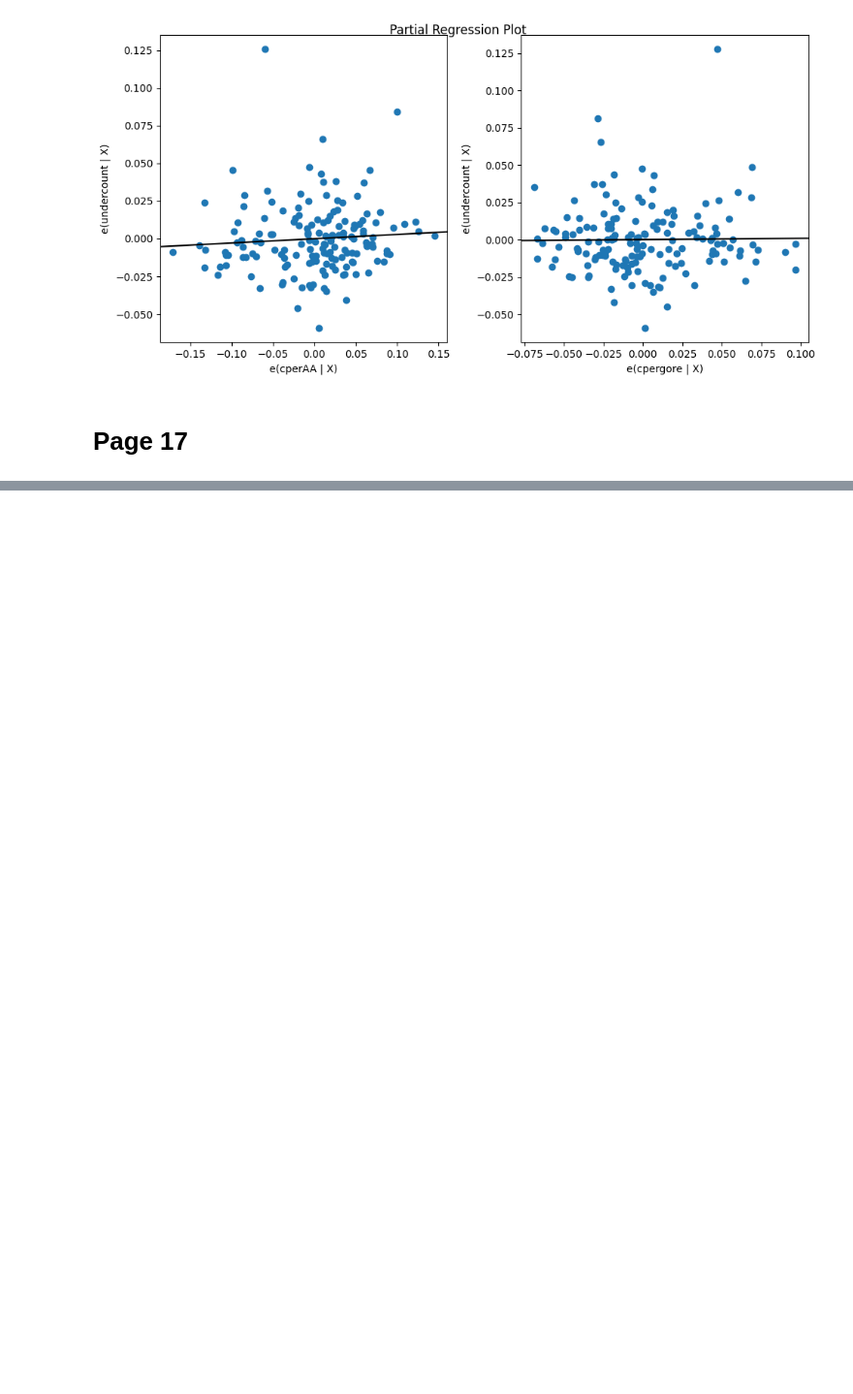
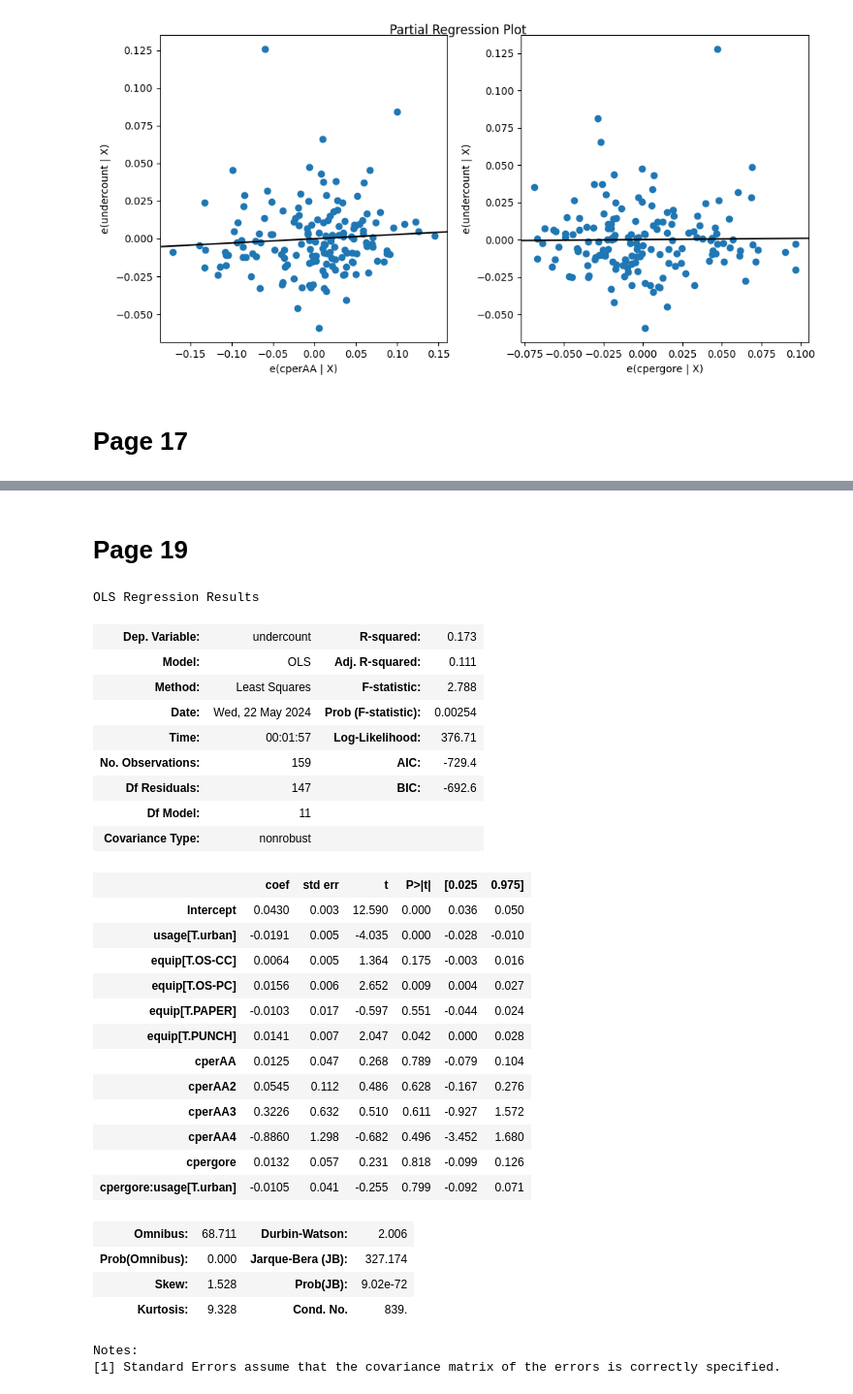
Before and after one commit to percivalphakath/Extending-the-Linear-Model-with-Python, a Jupyter notebook: Chapter1-Introduction.ipynb, the cells around one changed output, grey strips where cells are left out. Shown at 97% size. Cells and saved outputs as stored; diff of their text form; code cells hidden in the pictures; blank space fills up the shorter version.

```diff
--- a/Chapter1-Introduction.ipynb
+++ b/Chapter1-Introduction.ipynb
@@ -536,0 +567,44 @@ Categories (5, object): ['LEVER', 'OS-CC', 'OS-PC', 'PAPER', 'PUNCH']
+# %% [markdown]
+<h1> Page 19 </h1>
+# %%
+# Transformation
+
+# Generate polynomial features for cperAA up to degree 4
+gavote['cperAA2'] = gavote['cperAA'] ** 2
+gavote['cperAA3'] = gavote['cperAA'] ** 3
+gavote['cperAA4'] = gavote['cperAA'] ** 4
+
+# Fit polynomial regression model
+plmodi = smf.ols(data = gavote,
+                formula='undercount~cperAA + cperAA2 + cperAA3 + cperAA4 + cpergore*usage + equip').fit()
+plmodi.summary()
+# %% [output]
+OLS Regression Results
+| Dep. Variable: | undercount | R-squared: | 0.173 |
+| Model: | OLS | Adj. R-squared: | 0.111 |
+| Method: | Least Squares | F-statistic: | 2.788 |
+| Date: | Wed, 22 May 2024 | Prob (F-statistic): | 0.00254 |
+| Time: | 00:01:57 | Log-Likelihood: | 376.71 |
+| No. Observations: | 159 | AIC: | -729.4 |
+| Df Residuals: | 147 | BIC: | -692.6 |
+| Df Model: | 11 |  |  |
+| Covariance Type: | nonrobust |  |  |
+|  | coef | std err | t | P>|t| | [0.025 | 0.975] |
+| Intercept | 0.0430 | 0.003 | 12.590 | 0.000 | 0.036 | 0.050 |
+| usage[T.urban] | -0.0191 | 0.005 | -4.035 | 0.000 | -0.028 | -0.010 |
+| equip[T.OS-CC] | 0.0064 | 0.005 | 1.364 | 0.175 | -0.003 | 0.016 |
+| equip[T.OS-PC] | 0.0156 | 0.006 | 2.652 | 0.009 | 0.004 | 0.027 |
+| equip[T.PAPER] | -0.0103 | 0.017 | -0.597 | 0.551 | -0.044 | 0.024 |
+| equip[T.PUNCH] | 0.0141 | 0.007 | 2.047 | 0.042 | 0.000 | 0.028 |
+| cperAA | 0.0125 | 0.047 | 0.268 | 0.789 | -0.079 | 0.104 |
+| cperAA2 | 0.0545 | 0.112 | 0.486 | 0.628 | -0.167 | 0.276 |
+| cperAA3 | 0.3226 | 0.632 | 0.510 | 0.611 | -0.927 | 1.572 |
+| cperAA4 | -0.8860 | 1.298 | -0.682 | 0.496 | -3.452 | 1.680 |
+| cpergore | 0.0132 | 0.057 | 0.231 | 0.818 | -0.099 | 0.126 |
+| cpergore:usage[T.urban] | -0.0105 | 0.041 | -0.255 | 0.799 | -0.092 | 0.071 |
+| Omnibus: | 68.711 | Durbin-Watson: | 2.006 |
+| Prob(Omnibus): | 0.000 | Jarque-Bera (JB): | 327.174 |
+| Skew: | 1.528 | Prob(JB): | 9.02e-72 |
+| Kurtosis: | 9.328 | Cond. No. | 839. |
+Notes:
+[1] Standard Errors assume that the covariance matrix of the errors is correctly specified.
```
Also changed, not shown: parts of 12 cells of this notebook.
